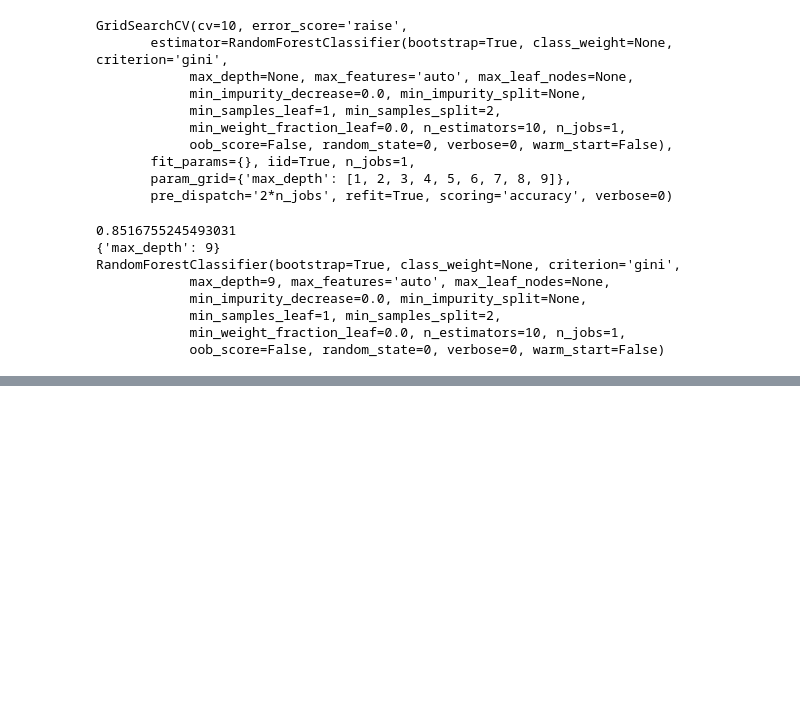
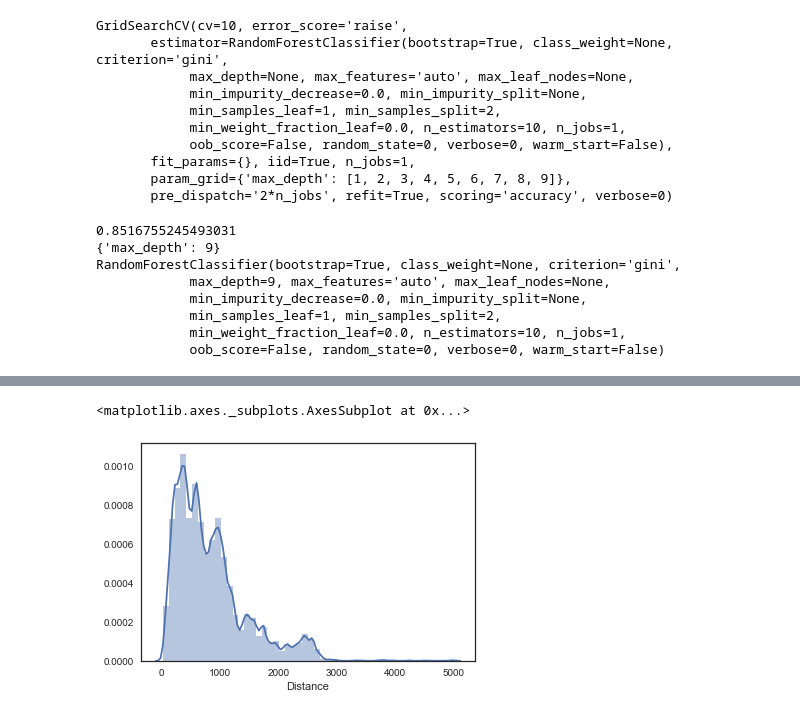
Before and after one commit to mohankumaru/airline_project, a Jupyter notebook: flight_delay.ipynb, the cells around one changed output, grey strips where cells are left out. Saved outputs shown, nothing was run; the diff lists cells and outputs as text; code cells hidden in the pictures; blank space fills up the shorter version.

```diff
--- a/flight_delay.ipynb
+++ b/flight_delay.ipynb
@@ -810,0 +930,5 @@ RandomForestClassifier(bootstrap=True, class_weight=None, criterion='gini',
+# %%
+sns.distplot(final_data_delay1.Distance)
+# %% [output]
+<matplotlib.axes._subplots.AxesSubplot at 0x...>
+[figure, added]
```
Also changed, not shown: parts of 56 cells of this notebook.
